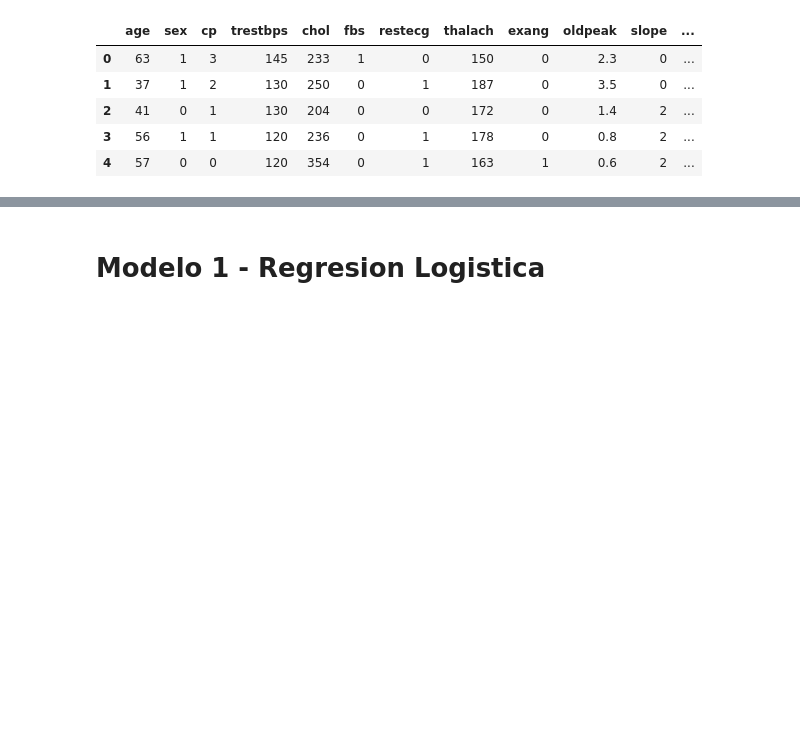
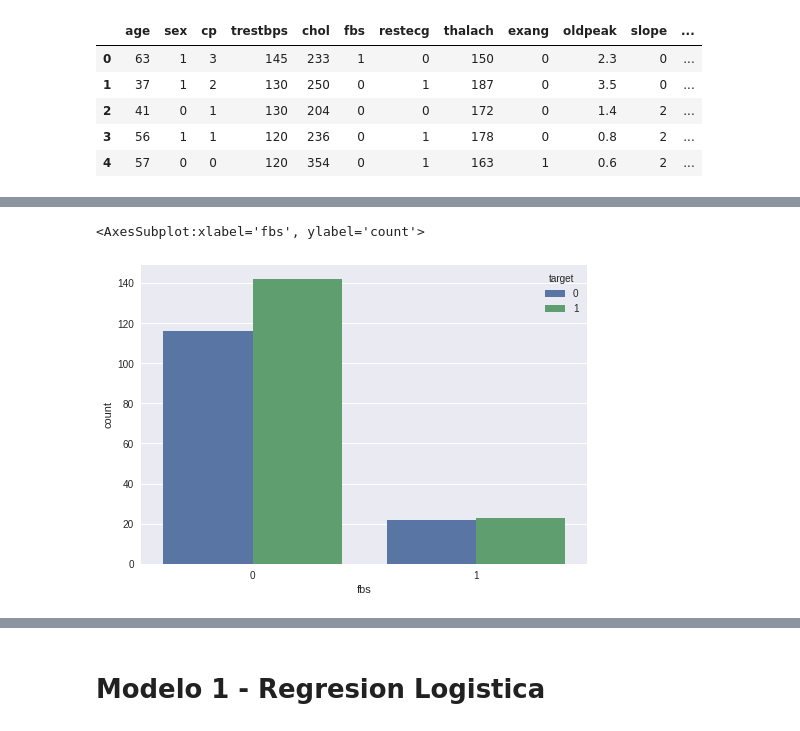
Before and after one commit to joaquinhojman/AprendizajeEstadistico-TPFinal, a Jupyter notebook: TP3_AE.ipynb, the cells around one changed output, grey strips where cells are left out. Saved outputs shown, nothing was run; the diff lists cells and outputs as text; code cells hidden in the pictures; blank space fills up the shorter version.

```diff
--- a/TP3_AE.ipynb
+++ b/TP3_AE.ipynb
@@ -66,3 +66,8 @@ sns.pairplot(heart_csv, vars=['age', 'trestbps', 'chol', 'thalach', 'oldpeak'],
+# %%
+sns.countplot(x="fbs", hue='target', data=heart_csv)
+# %% [output]
+<AxesSubplot:xlabel='fbs', ylabel='count'>
+[figure, added]
 # %%
 # violin plots
 
```
Also changed, not shown: parts of 16 cells of this notebook, 1 other file.
